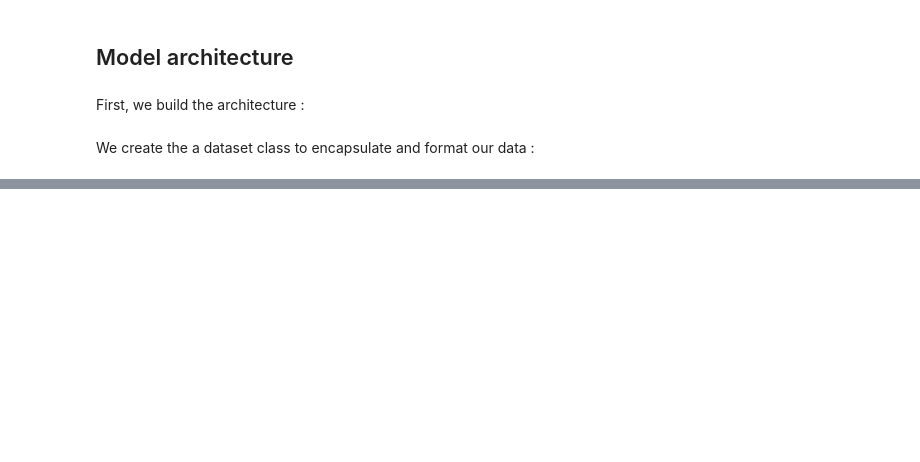
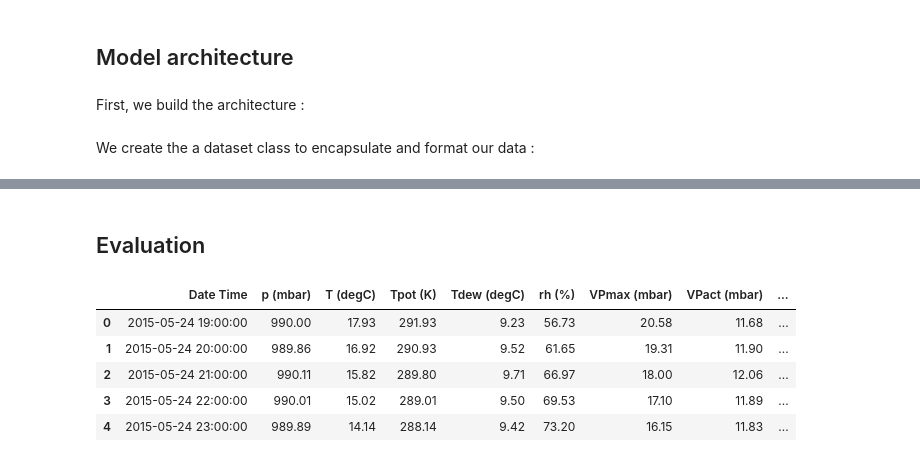
Before and after one commit to rbazin/transformers-weather-time-series-forecasting, a Jupyter notebook: TimeFormer.ipynb, the cells around one changed output, grey strips where cells are left out. Saved outputs shown, nothing was run; the diff lists cells and outputs as text; code cells hidden in the pictures; blank space fills up the shorter version.

```diff
--- a/TimeFormer.ipynb
+++ b/TimeFormer.ipynb
@@ -272,0 +333,12 @@ plt.legend()
+# %% [markdown]
+## Evaluation
+# %%
+test_df = pd.read_csv(os.path.join(WEATHER_DATA_PATH, "weather_test.csv"), parse_dates = ['Date Time'], date_parser=custom_date_parser)
+test_df.head()
+# %% [output]
+|  | Date Time | p (mbar) | T (degC) | Tpot (K) | Tdew (degC) | rh (%) | VPmax (mbar) | VPact (mbar) | ... |
+| 0 | 2015-05-24 19:00:00 | 990.00 | 17.93 | 291.93 | 9.23 | 56.73 | 20.58 | 11.68 | ... |
+| 1 | 2015-05-24 20:00:00 | 989.86 | 16.92 | 290.93 | 9.52 | 61.65 | 19.31 | 11.90 | ... |
+| 2 | 2015-05-24 21:00:00 | 990.11 | 15.82 | 289.80 | 9.71 | 66.97 | 18.00 | 12.06 | ... |
+| 3 | 2015-05-24 22:00:00 | 990.01 | 15.02 | 289.01 | 9.50 | 69.53 | 17.10 | 11.89 | ... |
+| 4 | 2015-05-24 23:00:00 | 989.89 | 14.14 | 288.14 | 9.42 | 73.20 | 16.15 | 11.83 | ... |
```
Also changed, not shown: parts of 25 cells of this notebook, 1 other file.
